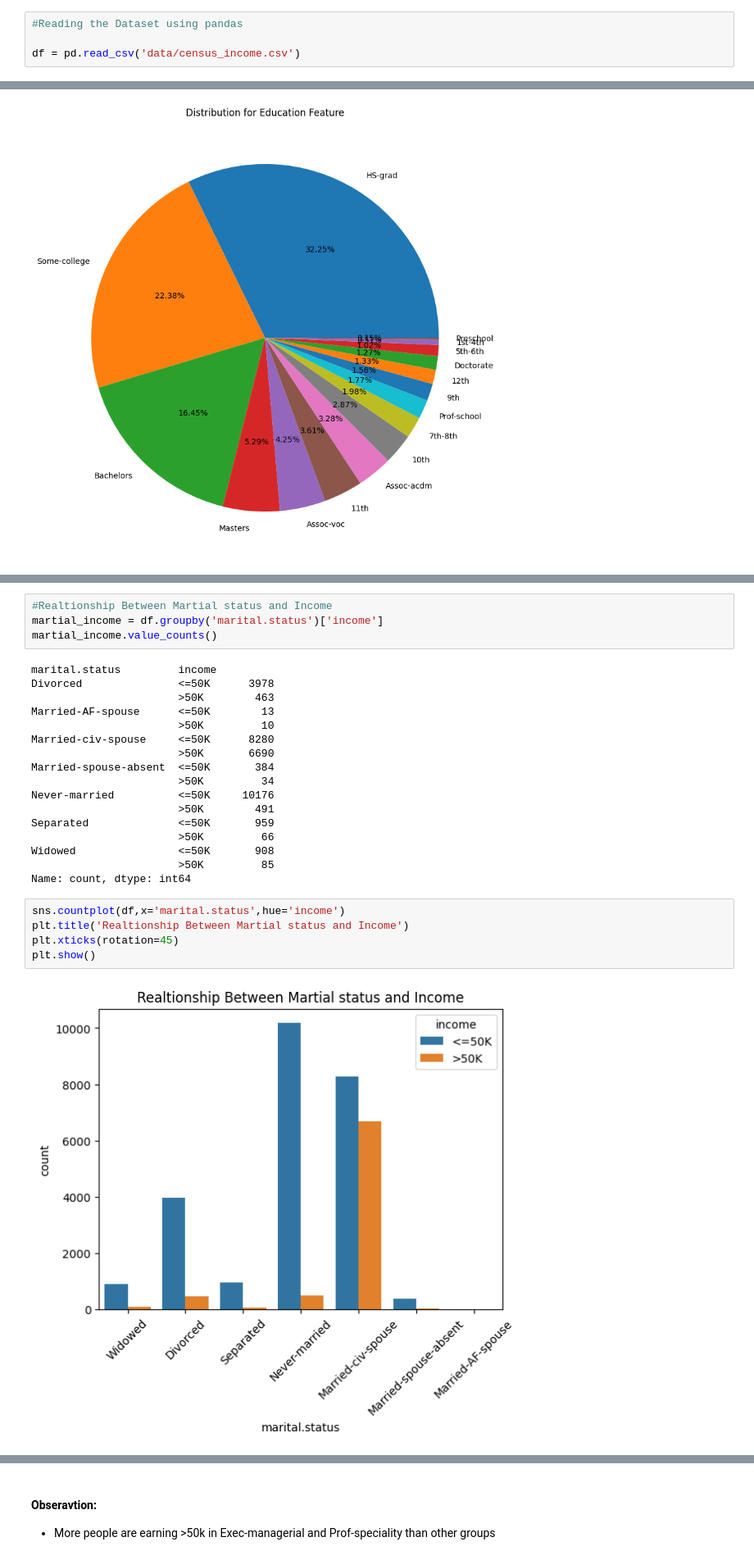
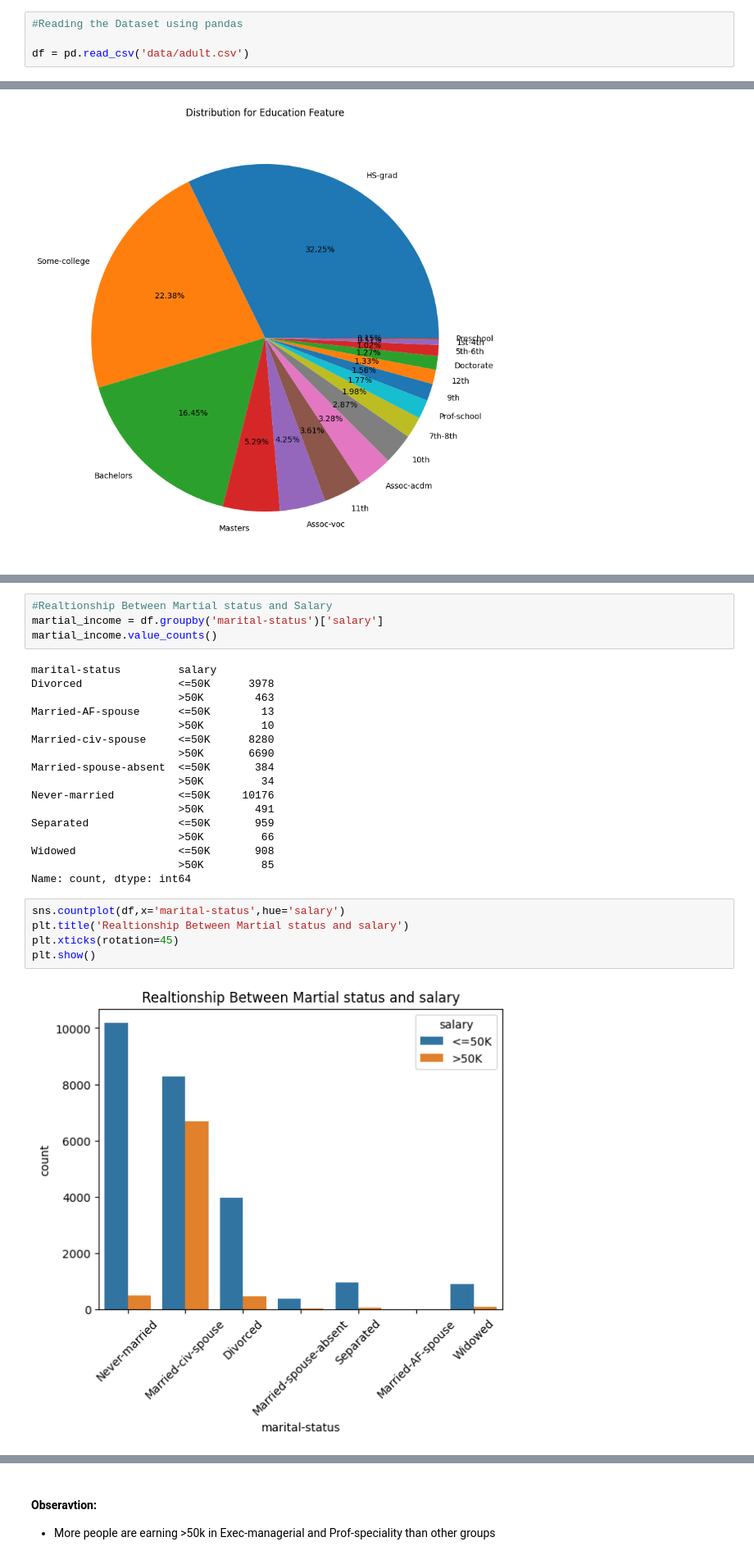
Before and after one commit to sandeepbandi924/Census_Income_Prediction, a Jupyter notebook: notebook/EDA.ipynb, the cells around one changed output, grey strips where cells are left out. Shown at 82% size. Cells and saved outputs as stored; diff of their text form.

```diff
--- a/notebook/EDA.ipynb
+++ b/notebook/EDA.ipynb
@@ -33,7 +33,7 @@ import seaborn as sns
 # %%
 #Reading the Dataset using pandas
 
-df = pd.read_csv('data/census_income.csv')
+df = pd.read_csv('data/adult.csv')
 # %%
 #Reading first five rows using Head
 
@@ -231,11 +249,11 @@ plt.show()
 # %% [output]
 [figure]
 # %%
-#Realtionship Between Martial status and Income
-martial_income = df.groupby('marital.status')['income']
+#Realtionship Between Martial status and Salary
+martial_income = df.groupby('marital-status')['salary']
 martial_income.value_counts()
 # %% [output]
-marital.status         income
+marital-status         salary
 Divorced               <=50K      3978
                        >50K        463
 Married-AF-spouse      <=50K        13
@@ -252,12 +270,12 @@ Widowed                <=50K       908
                        >50K         85
 Name: count, dtype: int64
 # %%
-sns.countplot(df,x='marital.status',hue='income')
-plt.title('Realtionship Between Martial status and Income')
+sns.countplot(df,x='marital-status',hue='salary')
+plt.title('Realtionship Between Martial status and salary')
 plt.xticks(rotation=45)
 plt.show()
 # %% [output]
-[figure, old version]
+[figure, new version]
 # %% [markdown]
 #### Obseravtion:
 - Most people earning >50k are Married-civ-spouse.
```
Also changed, not shown: parts of 37 cells of this notebook, 10 other files.
